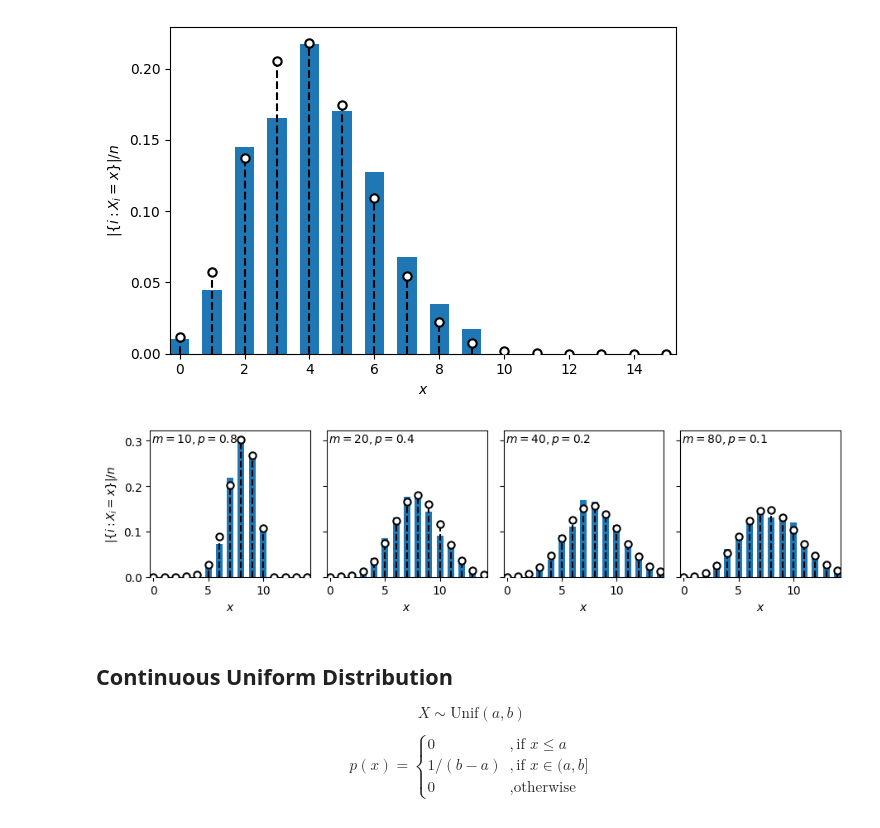
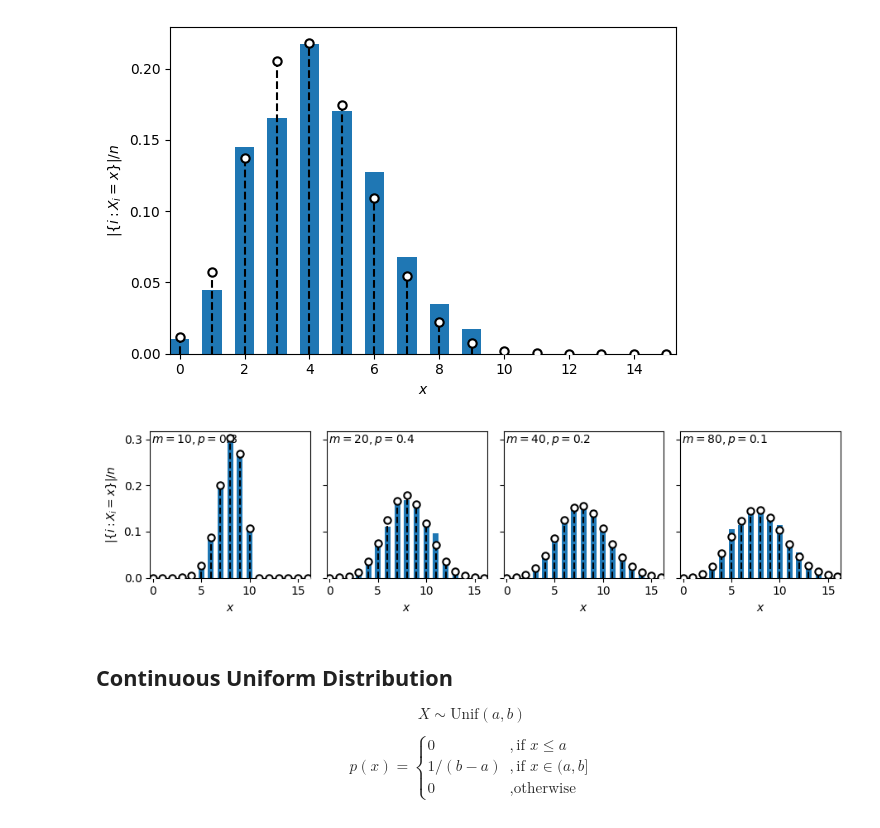
Before and after one commit to marioboley/Uni-Haifa-214.4312-Code, a Jupyter notebook: A2_distributions.ipynb, the cells around one changed output. Saved outputs shown, nothing was run; the diff lists cells and outputs as text; code cells hidden in the pictures.

Commit message:
binom example change

```diff
--- a/A2_distributions.ipynb
+++ b/A2_distributions.ipynb
@@ -75,15 +75,15 @@ plt.show()
 # %%
 from plotting import apply
 
 ms = np.array([10, 20, 40, 80])
 ps = np.array([0.8, 0.4, 0.2, 0.1])
 samples = rng.binomial(ms.reshape(1, len(ms), 1), ps.reshape(1, len(ms), 1), size=(1, len(ms), 1000))
 
 intitles = np.array([f'$m={ms[i]}, p={ps[i]}$' for i in range(len(ms))])
 fig, ax = subplotgrid('$x$', r'$|\{i: X_i = x\}|/n$', intitles=intitles, subplotsize=(2.3, 2.5))
-apply(histo_int, ax, samples, 0, 14, pmf=np.array([[binom_pmf(ms[i], ps[i]) for i in range(len(ms))]]))
+apply(histo_int, ax, samples, 0, 16, pmf=np.array([[binom_pmf(ms[i], ps[i]) for i in range(len(ms))]]))
 # %% [output]
-[figure, old version]
+[figure, new version]
 # %% [markdown]
 ## Continuous Uniform Distribution
 
```
